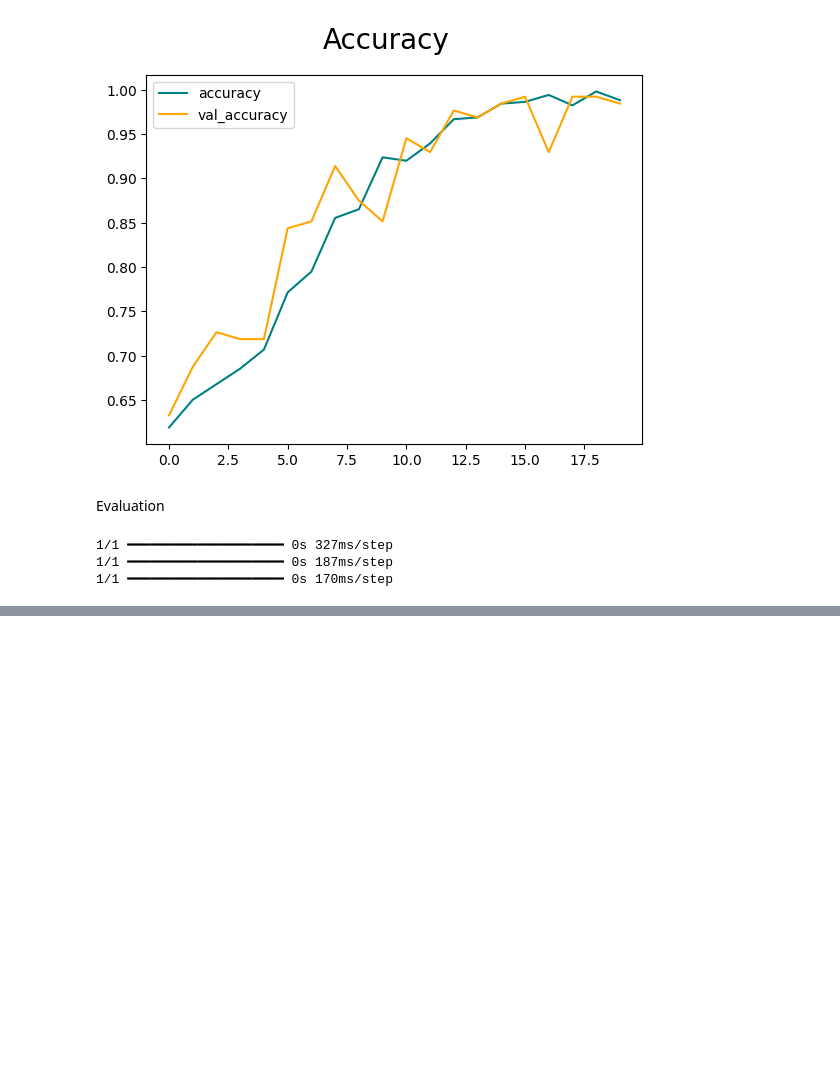
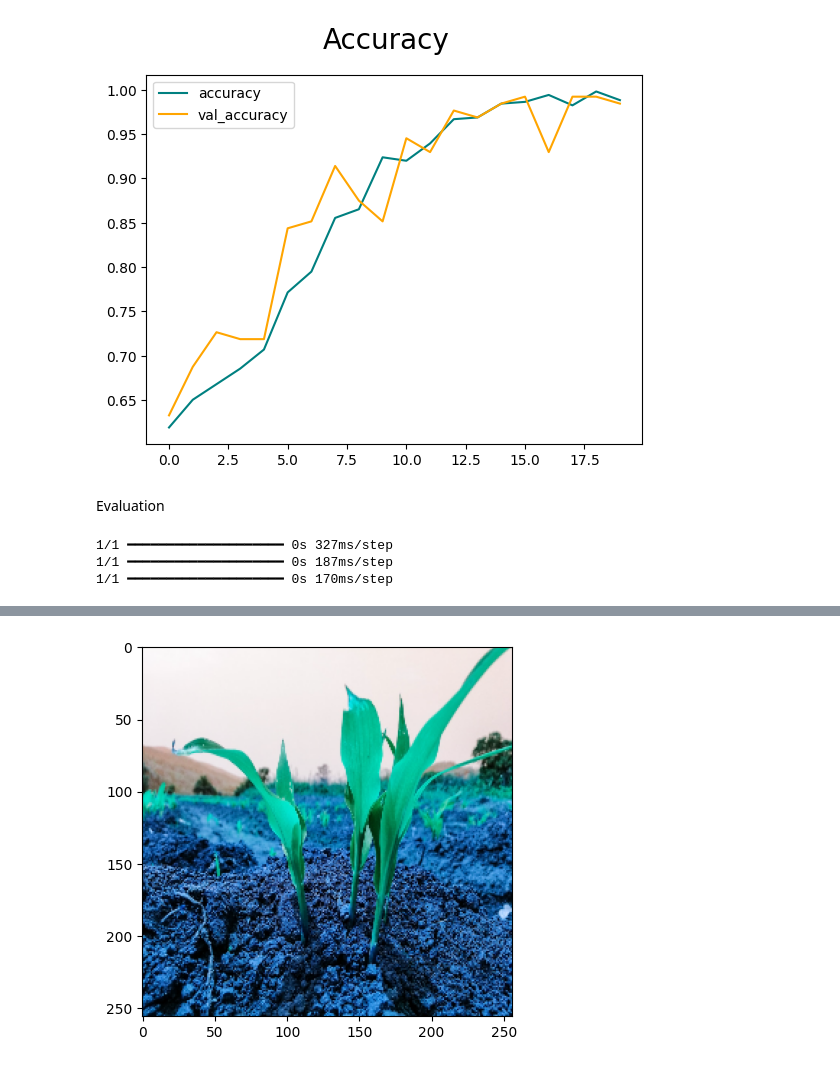
Before and after one commit to gideonbruce/Image-training-model, a Jupyter notebook: image_classifier.ipynb, the cells around one changed output, grey strips where cells are left out. Saved outputs shown, nothing was run; the diff lists cells and outputs as text; code cells hidden in the pictures; blank space fills up the shorter version.

```diff
--- a/image_classifier.ipynb
+++ b/image_classifier.ipynb
@@ -297,0 +329,6 @@ for batch in test.as_numpy_iterator():
+# %%
+resize = tf.image.resize(img, (256, 256))
+plt.imshow(resize.numpy().astype(int))
+plt.show()
+# %% [output]
+[figure, added]
```
Also changed, not shown: parts of 7 cells of this notebook, 1 other file.
